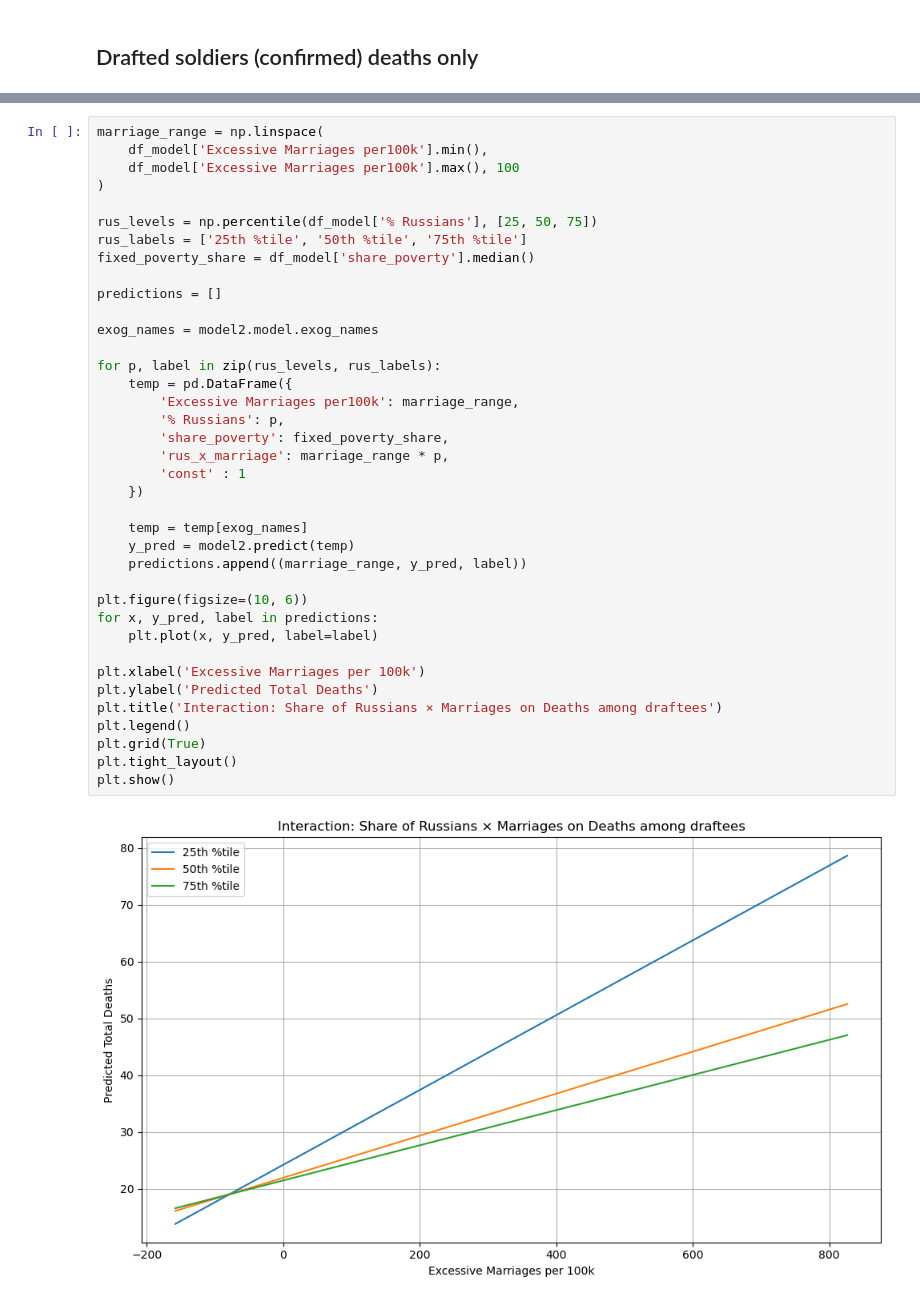
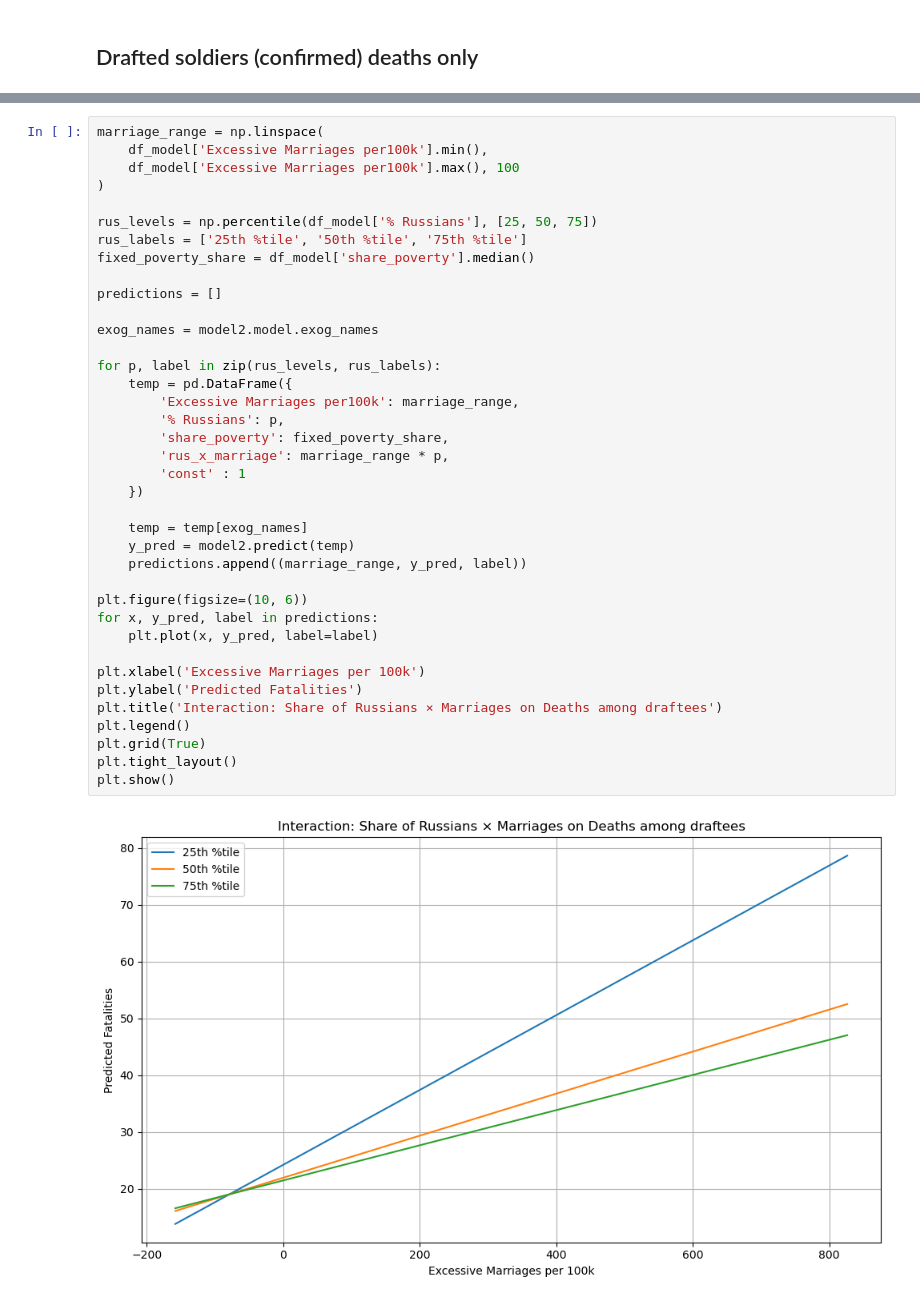
Before and after one commit to ahalian/Thesis, a Jupyter notebook: analysis.ipynb, the cells around one changed output, grey strips where cells are left out. Cells and saved outputs as stored; diff of their text form.

```diff
--- a/analysis.ipynb
+++ b/analysis.ipynb
@@ -259,35 +258,35 @@ rus_labels = ['25th %tile', '50th %tile', '75th %tile']
 fixed_poverty_share = df_model['share_poverty'].median()
 
 predictions = []
 
 exog_names = model2.model.exog_names
 
 for p, label in zip(rus_levels, rus_labels):
     temp = pd.DataFrame({
         'Excessive Marriages per100k': marriage_range,
         '% Russians': p,
         'share_poverty': fixed_poverty_share,
         'rus_x_marriage': marriage_range * p,
         'const' : 1
     })
 
     temp = temp[exog_names]
     y_pred = model2.predict(temp)
     predictions.append((marriage_range, y_pred, label))
 
 plt.figure(figsize=(10, 6))
 for x, y_pred, label in predictions:
     plt.plot(x, y_pred, label=label)
 
 plt.xlabel('Excessive Marriages per 100k')
-plt.ylabel('Predicted Total Deaths')
+plt.ylabel('Predicted Fatalities')
 plt.title('Interaction: Share of Russians × Marriages on Deaths among draftees')
 plt.legend()
 plt.grid(True)
 plt.tight_layout()
 plt.show()
 # %% [output]
-[figure, old version]
+[figure, new version]
 # %%
 X = df_model.drop(columns=['Drafted', 'rus_x_marriage'])
 y = df_model['Drafted']
```
Also changed, not shown: parts of 15 cells of this notebook.
